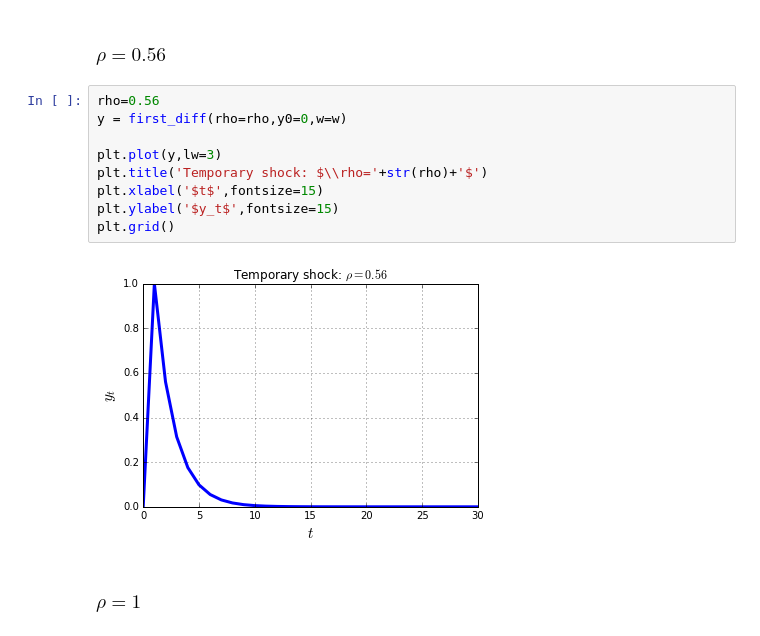
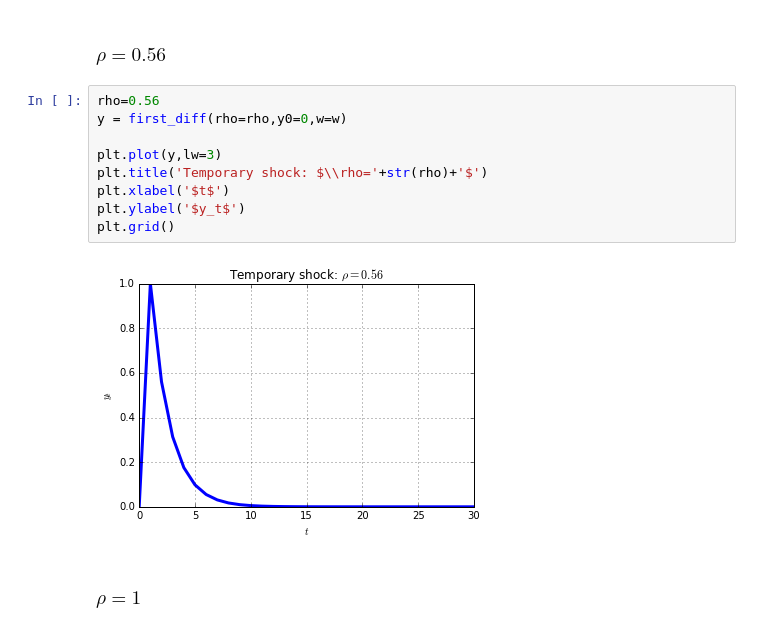
Before and after one commit to letsgoexploring/econ126, a Jupyter notebook: Homework Notebooks/Econ126_Homework_04.ipynb, the cells around one changed output. Drawn from its saved outputs; the diff is of its cells as text.

```diff
--- a/Homework Notebooks/Econ126_Homework_04.ipynb
+++ b/Homework Notebooks/Econ126_Homework_04.ipynb
@@ -55,14 +55,14 @@ w[1] = 1
 # %%
 rho=0.56
 y = first_diff(rho=rho,y0=0,w=w)
 
 plt.plot(y,lw=3)
 plt.title('Temporary shock: $\\rho='+str(rho)+'$')
-plt.xlabel('$t$',fontsize=15)
-plt.ylabel('$y_t$',fontsize=15)
+plt.xlabel('$t$')
+plt.ylabel('$y_t$')
 plt.grid()
 # %% [output]
-[figure, old version]
+[figure, new version]
 # %% [markdown]
 ### $\rho =1$
 # %%
```
Also changed, not shown: parts of 13 cells of this notebook, 19 other files.
